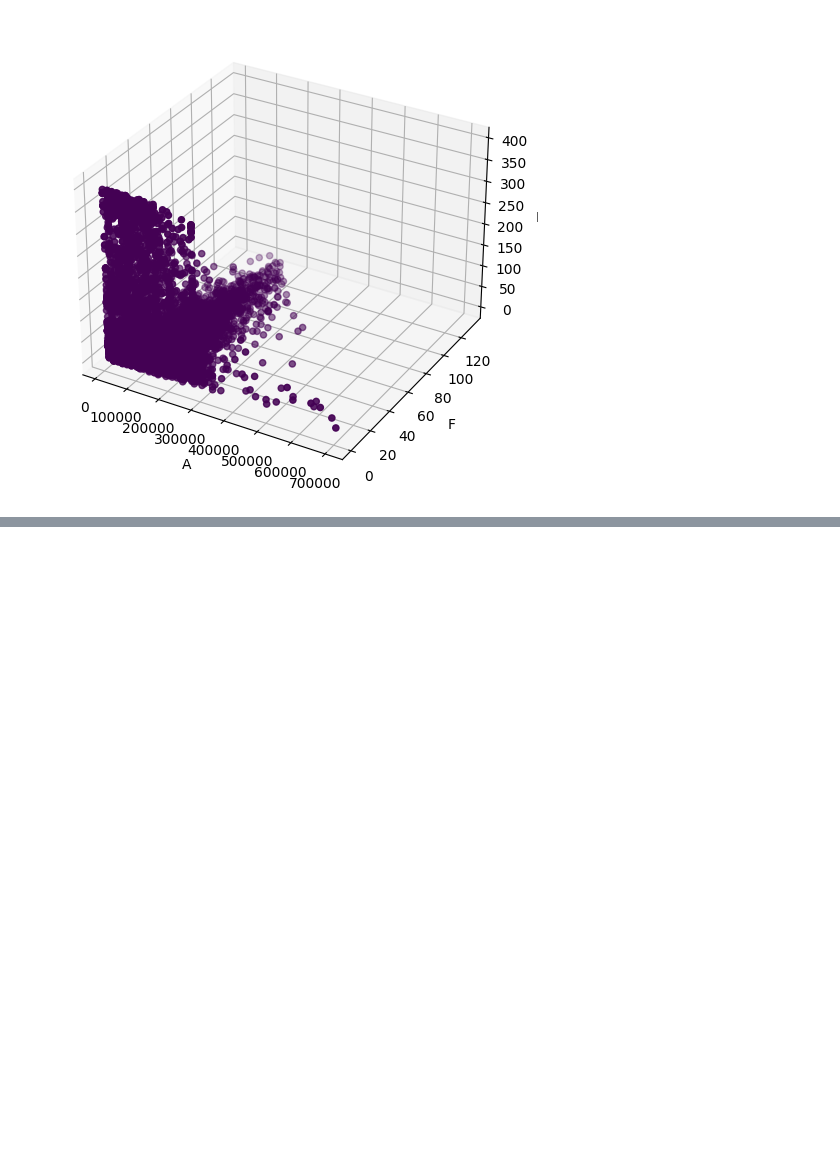
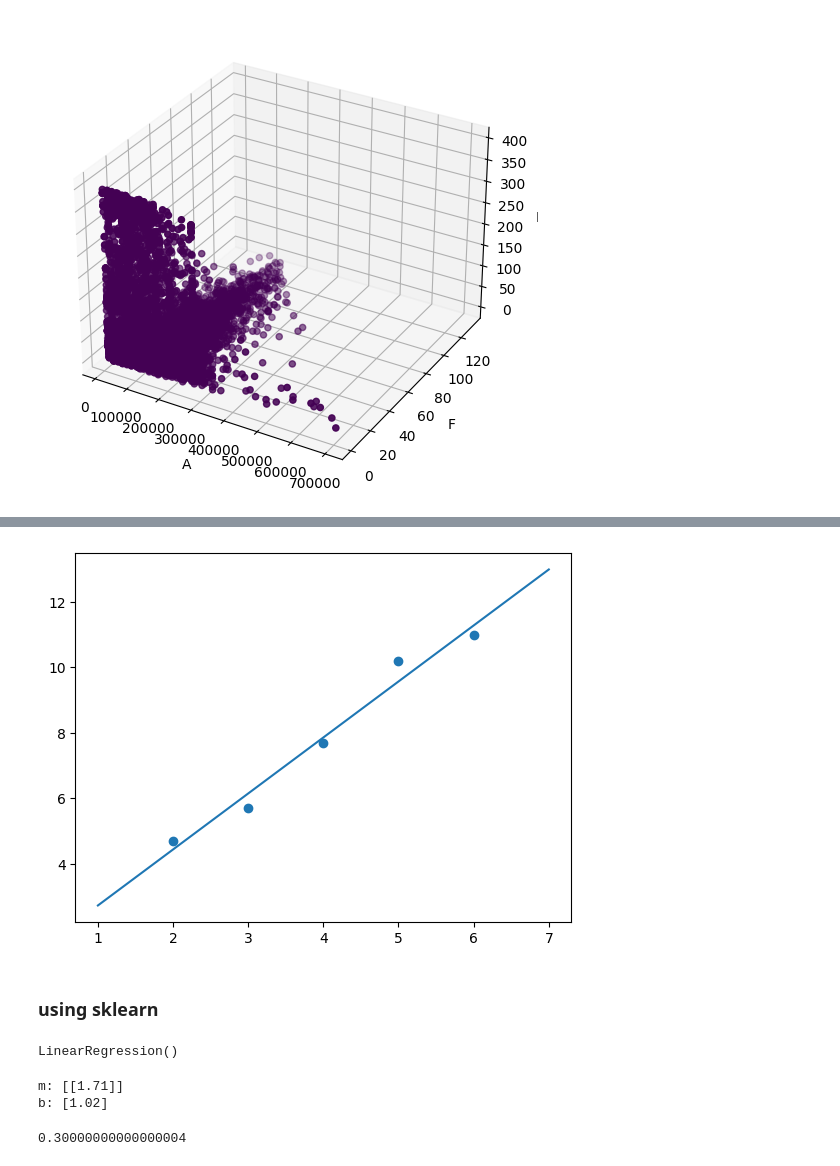
Before and after one commit to Amir-adibi/Hackathon_AI, a Jupyter notebook: Exercise.ipynb, the cells around one changed output, grey strips where cells are left out. Cells and saved outputs as stored; diff of their text form; code cells hidden in the pictures; blank space fills up the shorter version.

```diff
--- a/Exercise.ipynb
+++ b/Exercise.ipynb
@@ -849,0 +860,6 @@ plot_3d(dfRFM_without_outlier, dfRFM_without_outlier['status'], 'A', 'F', 'R')
+# %%
+cov = np.sum((x - x.mean()) * (y - y.mean()))
+var = np.sum((x - x.mean()) ** 2)
+
+m = cov / var  # slope
+b = y.mean() - m * x.mean()
@@ -849,0 +872,10 @@ plot_3d(dfRFM_without_outlier, dfRFM_without_outlier['status'], 'A', 'F', 'R')
+# %%
+plt.scatter(x, y)
+Xs = list(range(1, 8))
+Ys = [m * i + b for i in Xs]
+plt.plot(Xs, Ys)
+plt.show()
+# %% [output]
+[figure, added]
+# %% [markdown]
+### using sklearn
@@ -849,0 +886,14 @@ plot_3d(dfRFM_without_outlier, dfRFM_without_outlier['status'], 'A', 'F', 'R')
+# %%
+reg.fit(x.reshape(-1, 1), y.reshape(-1, 1))
+# %% [output]
+LinearRegression()
+# %%
+print('m:', reg.coef_)
+print('b:', reg.intercept_)
+# %% [output]
+m: [[1.71]]
+b: [1.02]
+# %%
+0.1 + 0.2
+# %% [output]
+0.30000000000000004
```
Also changed, not shown: parts of 6 cells of this notebook.
